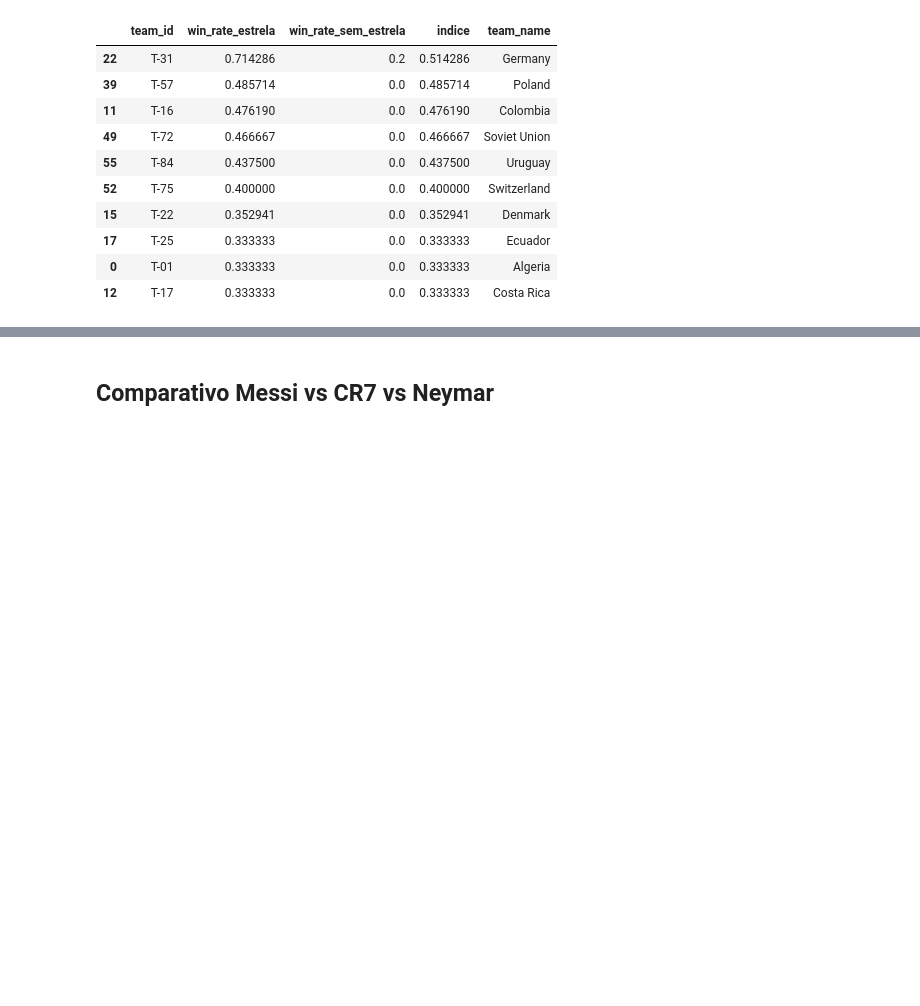
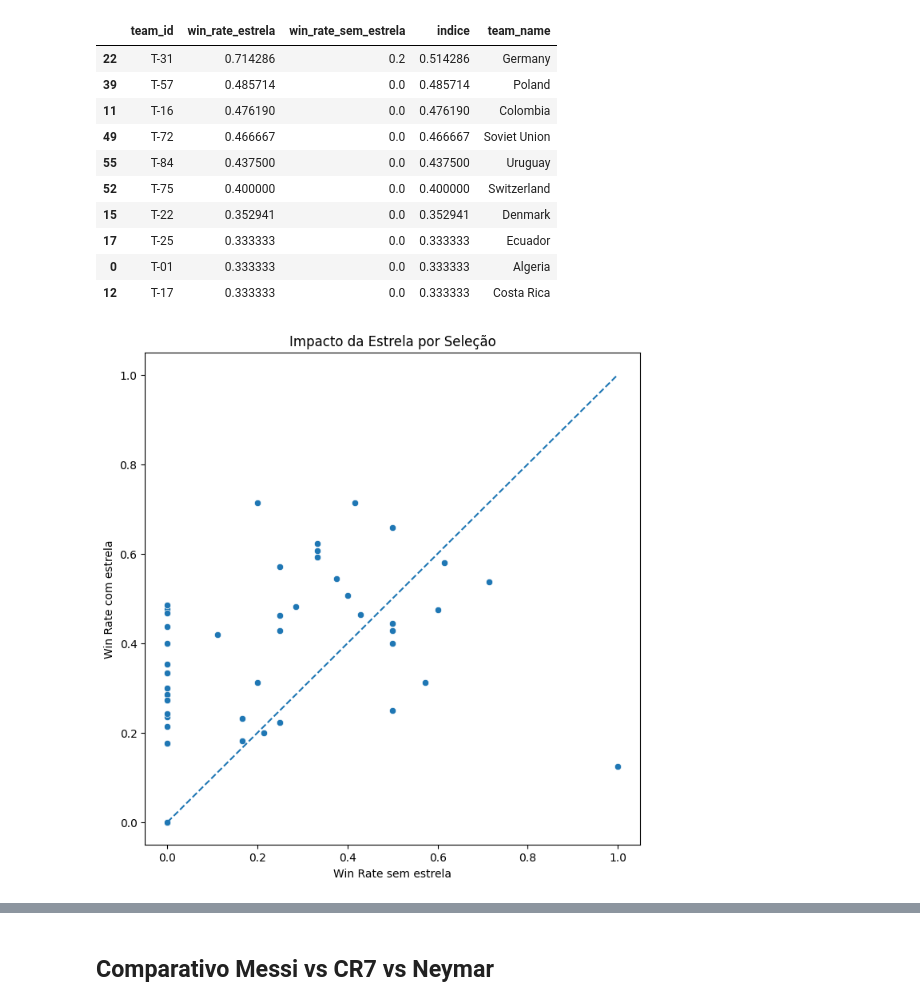
Before and after one commit to Fernnandagomes/SoccerStarImpact, a Jupyter notebook: data.ipynb, the cells around one changed output, grey strips where cells are left out. Saved outputs shown, nothing was run; the diff lists cells and outputs as text; code cells hidden in the pictures; blank space fills up the shorter version.

Commit message:
feat: graphs

```diff
--- a/data.ipynb
+++ b/data.ipynb
@@ -301,3 +194,23 @@ dependencia.sort_values('indice', ascending=False).head(10)
 | 17 | T-25 | 0.333333 | 0.0 | 0.333333 | Ecuador |
 | 0 | T-01 | 0.333333 | 0.0 | 0.333333 | Algeria |
 | 12 | T-17 | 0.333333 | 0.0 | 0.333333 | Costa Rica |
+# %%
+import matplotlib.pyplot as plt
+import numpy as np
+plt.figure(figsize=(8,8))
+
+sns.scatterplot(
+    data=dependencia,
+    x='win_rate_sem_estrela',
+    y='win_rate_estrela'
+)
+
+plt.plot([0,1],[0,1], '--')
+
+plt.xlabel('Win Rate sem estrela')
+plt.ylabel('Win Rate com estrela')
+plt.title('Impacto da Estrela por Seleção')
+
+plt.show()
+# %% [output]
+[figure, added]
```
Also changed, not shown: parts of 26 cells of this notebook, 3 other files.
